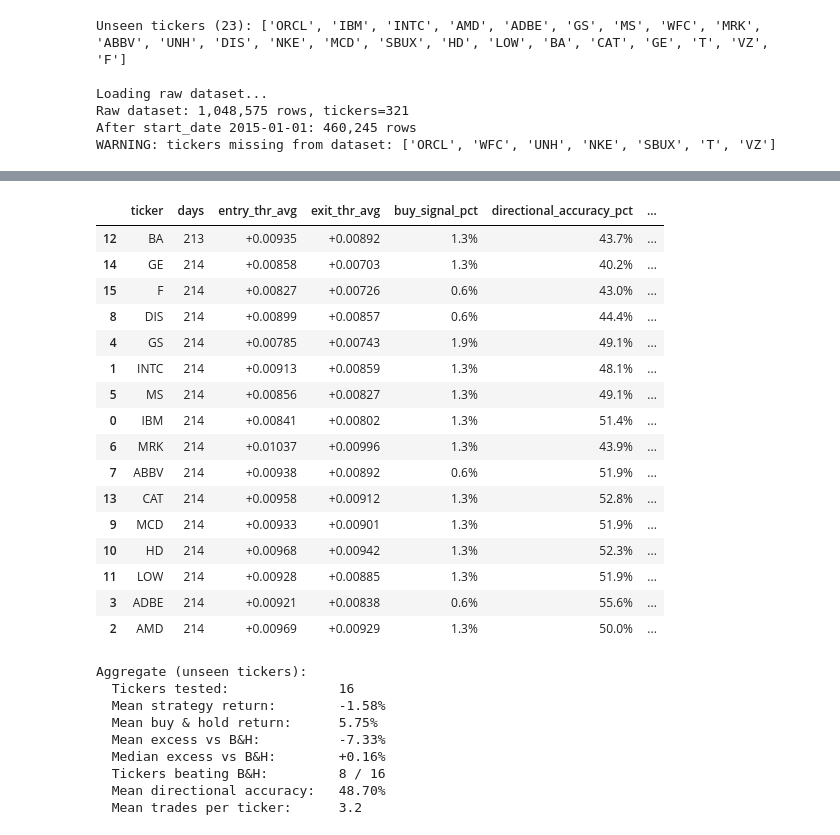
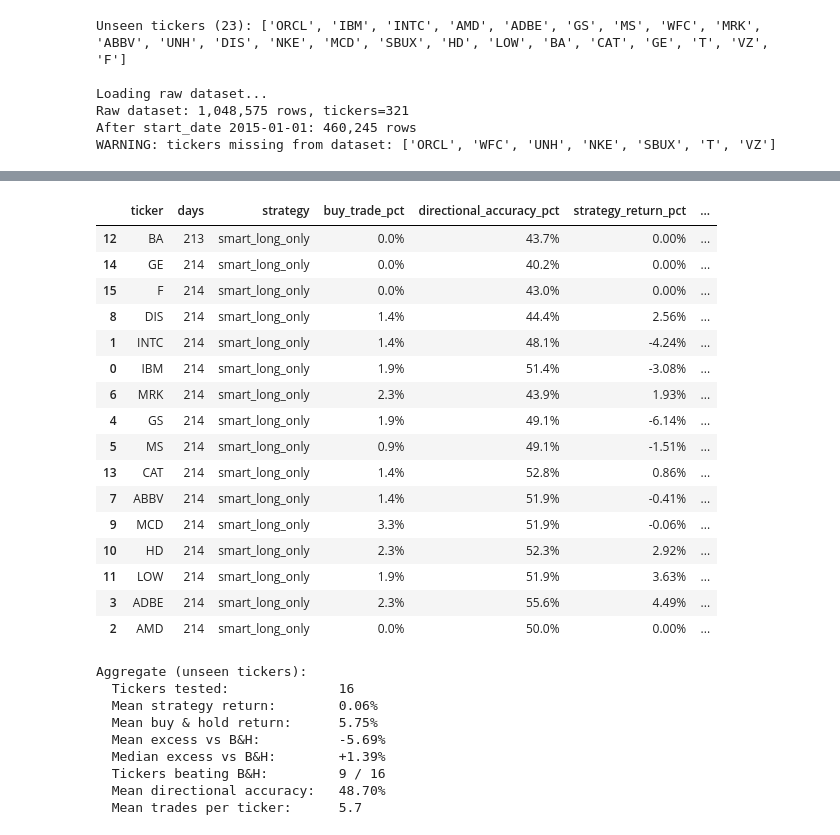
Before and after one commit to ValentinYotov/Stock-price-prediction, a Jupyter notebook: notebooks/03_test_unseen_tickers.ipynb, the cells around one changed output, grey strips where cells are left out. Cells and saved outputs as stored; diff of their text form; code cells hidden in the pictures.

```diff
--- a/notebooks/03_test_unseen_tickers.ipynb
+++ b/notebooks/03_test_unseen_tickers.ipynb
@@ -145,7 +145,11 @@ TARGET_COL = config.data.target_column
 CTX = config.data.context_length
 TRAIN_SPLIT = config.data.train_split
 VAL_SPLIT = config.data.val_split
-WARMUP = 60  # observation-only days for causal quantile calibration
+
+# Smart long-only strategy constants. These are intentionally fixed so the
+# evaluation measures the model, not manual parameter tuning by the user.
+STRATEGY_NAME = "smart_long_only"
+MIN_TRADING_DAYS = 80
 
 def build_features_for_ticker(ticker_df):
     """Same feature pipeline as training, per ticker."""
@@ -236,13 +240,13 @@ def run_unseen_backtest(ticker, raw_df):
         exit_threshold_pct=exit_threshold_pct,
         commission_pct=commission_pct,
     )
-    result = engine.run_band_walk_forward(
+    if len(prices) < MIN_TRADING_DAYS:
+        return None
+
+    result = engine.run_smart_long_only(
         prices=prices,
         predicted_returns=predicted_returns,
         dates=dates,
-        entry_quantile=0.70,
-        exit_quantile=0.30,
-        warmup=WARMUP,
     )
     metrics = compute_metrics(
         result,
@@ -251,16 +255,13 @@ def run_unseen_backtest(ticker, raw_df):
         prices=prices,
     )
     directional_acc = float(np.mean(np.sign(predicted_returns) == np.sign(actual_returns)))
-    avg_entry_thr = float(np.nanmean(result.entry_thresholds))
-    avg_exit_thr = float(np.nanmean(result.exit_thresholds))
     n_buy_trades = sum(1 for t in result.trades if t.side == "buy")
 
     return {
         "ticker": ticker,
         "days": len(prices),
-        "entry_thr_avg": avg_entry_thr,
-        "exit_thr_avg": avg_exit_thr,
-        "buy_signal_pct": 100 * n_buy_trades / max(1, len(prices) - WARMUP),
+        "strategy": STRATEGY_NAME,
+        "buy_trade_pct": 100 * n_buy_trades / len(prices),
         "directional_accuracy_pct": 100 * directional_acc,
         "strategy_return_pct": metrics.total_return_pct,
         "buy_hold_return_pct": metrics.buy_and_hold_return_pct,
@@ -296,9 +297,7 @@ print("\n" + "=" * 90)
 print("OUT-OF-SAMPLE TICKER BACKTEST")
 print("=" * 90)
 display(summary_df.style.format({
-    "entry_thr_avg": "{:+.5f}",
-    "exit_thr_avg": "{:+.5f}",
-    "buy_signal_pct": "{:.1f}%",
+    "buy_trade_pct": "{:.1f}%",
     "directional_accuracy_pct": "{:.1f}%",
     "strategy_return_pct": "{:.2f}%",
     "buy_hold_return_pct": "{:.2f}%",
@@ -336,33 +335,33 @@ print(f"  Mean trades per ticker:      {summary_df['trades'].mean():.1f}")
 
 ==========================================================================================
 OUT-OF-SAMPLE TICKER BACKTEST
 ==========================================================================================
-|  | ticker | days | entry_thr_avg | exit_thr_avg | buy_signal_pct | directional_accuracy_pct | ... |
-| 12 | BA | 213 | +0.00935 | +0.00892 | 1.3% | 43.7% | ... |
-| 14 | GE | 214 | +0.00858 | +0.00703 | 1.3% | 40.2% | ... |
-| 15 | F | 214 | +0.00827 | +0.00726 | 0.6% | 43.0% | ... |
-| 8 | DIS | 214 | +0.00899 | +0.00857 | 0.6% | 44.4% | ... |
-| 4 | GS | 214 | +0.00785 | +0.00743 | 1.9% | 49.1% | ... |
-| 1 | INTC | 214 | +0.00913 | +0.00859 | 1.3% | 48.1% | ... |
-| 5 | MS | 214 | +0.00856 | +0.00827 | 1.3% | 49.1% | ... |
-| 0 | IBM | 214 | +0.00841 | +0.00802 | 1.3% | 51.4% | ... |
-| 6 | MRK | 214 | +0.01037 | +0.00996 | 1.3% | 43.9% | ... |
-| 7 | ABBV | 214 | +0.00938 | +0.00892 | 0.6% | 51.9% | ... |
-| 13 | CAT | 214 | +0.00958 | +0.00912 | 1.3% | 52.8% | ... |
-| 9 | MCD | 214 | +0.00933 | +0.00901 | 1.3% | 51.9% | ... |
-| 10 | HD | 214 | +0.00968 | +0.00942 | 1.3% | 52.3% | ... |
-| 11 | LOW | 214 | +0.00928 | +0.00885 | 1.3% | 51.9% | ... |
-| 3 | ADBE | 214 | +0.00921 | +0.00838 | 0.6% | 55.6% | ... |
-| 2 | AMD | 214 | +0.00969 | +0.00929 | 1.3% | 50.0% | ... |
+|  | ticker | days | strategy | buy_trade_pct | directional_accuracy_pct | strategy_return_pct | ... |
+| 12 | BA | 213 | smart_long_only | 0.0% | 43.7% | 0.00% | ... |
+| 14 | GE | 214 | smart_long_only | 0.0% | 40.2% | 0.00% | ... |
+| 15 | F | 214 | smart_long_only | 0.0% | 43.0% | 0.00% | ... |
+| 8 | DIS | 214 | smart_long_only | 1.4% | 44.4% | 2.56% | ... |
+| 1 | INTC | 214 | smart_long_only | 1.4% | 48.1% | -4.24% | ... |
+| 0 | IBM | 214 | smart_long_only | 1.9% | 51.4% | -3.08% | ... |
+| 6 | MRK | 214 | smart_long_only | 2.3% | 43.9% | 1.93% | ... |
+| 4 | GS | 214 | smart_long_only | 1.9% | 49.1% | -6.14% | ... |
+| 5 | MS | 214 | smart_long_only | 0.9% | 49.1% | -1.51% | ... |
+| 13 | CAT | 214 | smart_long_only | 1.4% | 52.8% | 0.86% | ... |
+| 7 | ABBV | 214 | smart_long_only | 1.4% | 51.9% | -0.41% | ... |
+| 9 | MCD | 214 | smart_long_only | 3.3% | 51.9% | -0.06% | ... |
+| 10 | HD | 214 | smart_long_only | 2.3% | 52.3% | 2.92% | ... |
+| 11 | LOW | 214 | smart_long_only | 1.9% | 51.9% | 3.63% | ... |
+| 3 | ADBE | 214 | smart_long_only | 2.3% | 55.6% | 4.49% | ... |
+| 2 | AMD | 214 | smart_long_only | 0.0% | 50.0% | 0.00% | ... |
 Aggregate (unseen tickers):
   Tickers tested:              16
-  Mean strategy return:        -1.58%
+  Mean strategy return:        0.06%
   Mean buy & hold return:      5.75%
-  Mean excess vs B&H:          -7.33%
-  Median excess vs B&H:        +0.16%
-  Tickers beating B&H:         8 / 16
+  Mean excess vs B&H:          -5.69%
+  Median excess vs B&H:        +1.39%
+  Tickers beating B&H:         9 / 16
   Mean directional accuracy:   48.70%
-  Mean trades per ticker:      3.2
+  Mean trades per ticker:      5.7
 # %%
 fig, ax = plt.subplots(figsize=(10, 7))
 plot_df = summary_df.sort_values("excess_vs_bh_pct", ascending=True)
```
Also changed, not shown: parts of 2 cells of this notebook, 3 other files.
